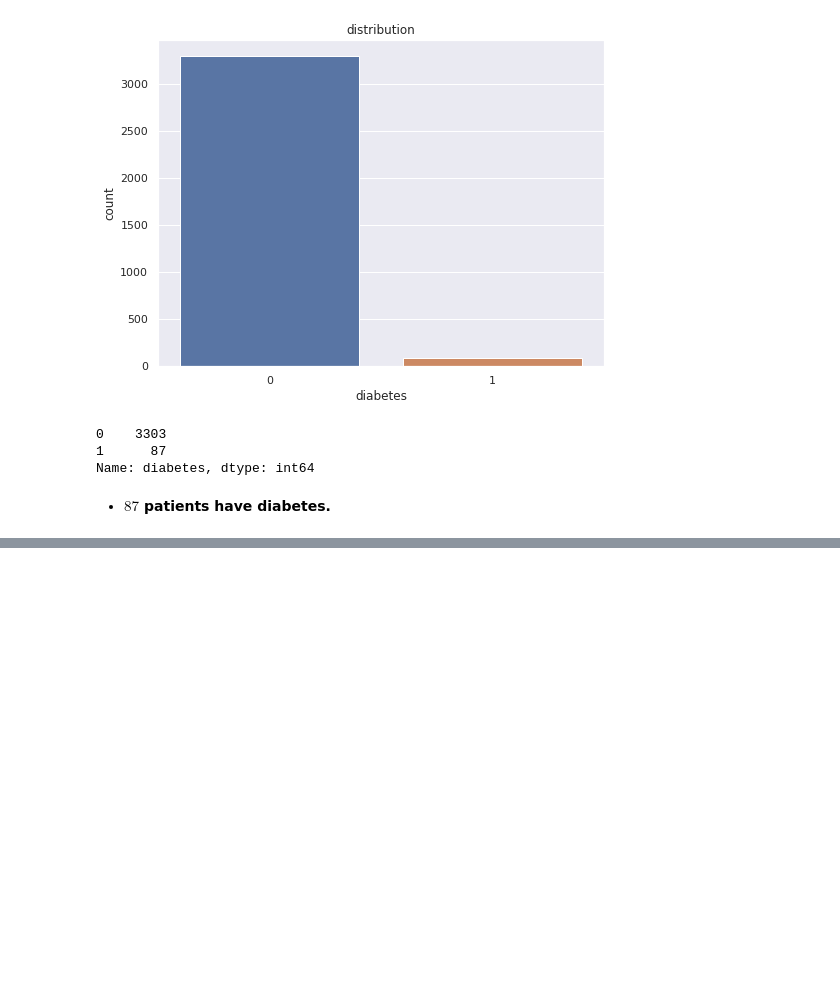
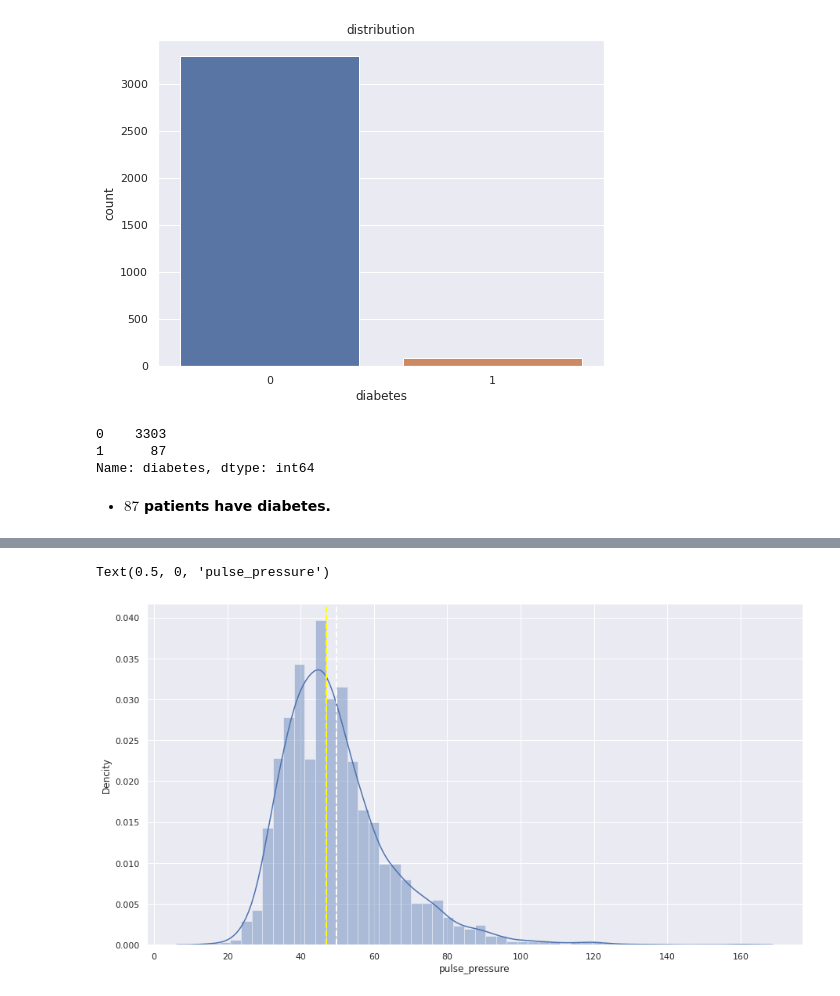
Before and after one commit to vir097/Cardiovascular-Risk-Prediction--Viral-Shewale, a Jupyter notebook: Cardiovascular_risk_prediction_Viral_Shewale.ipynb, the cells around one changed output, grey strips where cells are left out. Drawn from its saved outputs; the diff is of its cells as text; code cells hidden in the pictures; blank space fills up the shorter version.

```diff
--- a/Cardiovascular_risk_prediction_Viral_Shewale.ipynb
+++ b/Cardiovascular_risk_prediction_Viral_Shewale.ipynb
@@ -534,0 +539,4 @@ Name: diabetes, dtype: int64
+# %%
+df['is_smoking'] = df['is_smoking'].apply(lambda x: 1 if x=='YES' else 0)
+# %%
+df['sex'] = df['sex'].apply(lambda x: 1 if x=='M' else 0)
@@ -534,0 +588,7 @@ Name: diabetes, dtype: int64
+# %%
+# Adding a new column to the dataset :- pulse pressure
+df['pulse_pressure'] = df['sysBP']-df['diaBP']
+# %%
+# Droping sysBP and diaBP columns from the dataset
+df.drop('diaBP',axis=1,inplace=True)
+df.drop('sysBP',axis=1,inplace=True)
@@ -534,0 +613,11 @@ Name: diabetes, dtype: int64
+# %%
+# distribution of pulse pressure
+plt.figure(figsize=(15,8))
+fig = sns.distplot(df['pulse_pressure'].dropna())
+plt.axvline(df['pulse_pressure'].mean(), color='white', linestyle='dashed', linewidth=2)
+plt.axvline(df['pulse_pressure'].median(), color='yellow', linestyle='dashed', linewidth=2)
+fig.set_ylabel('Dencity')
+fig.set_xlabel('pulse_pressure')
+# %% [output]
+Text(0.5, 0, 'pulse_pressure')
+[figure, added]
```
Also changed, not shown: parts of 14 cells of this notebook.
